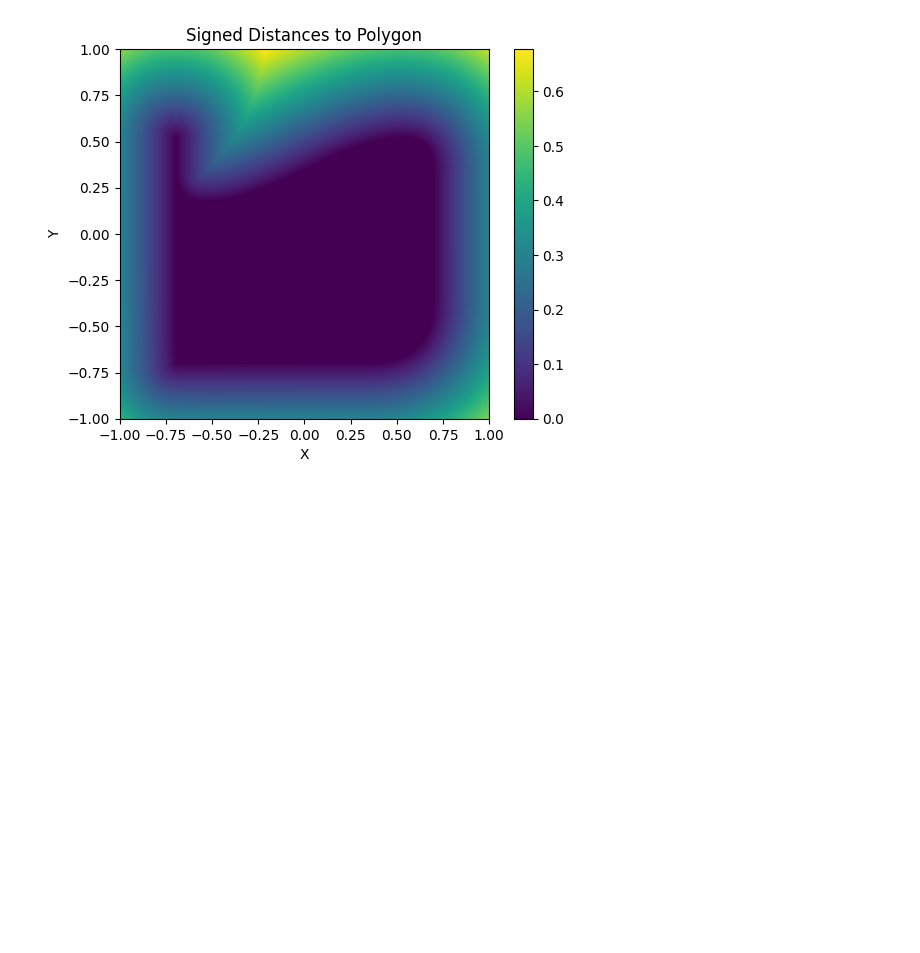
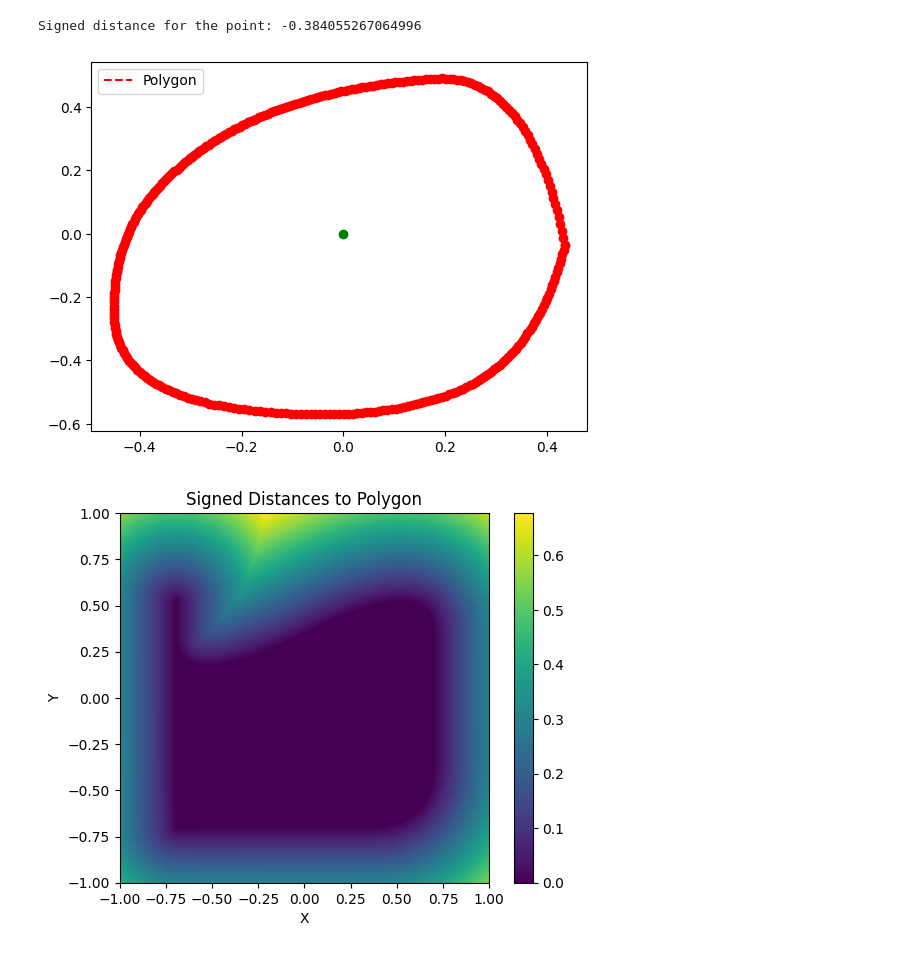
Before and after one commit to newton-raphson/sdftospline, a Jupyter notebook: notebooks/different_nurbs_packages.ipynb, the cells around one changed output. Cells and saved outputs as stored; diff of their text form; code cells hidden in the pictures; blank space fills up the shorter version.

```diff
--- a/notebooks/different_nurbs_packages.ipynb
+++ b/notebooks/different_nurbs_packages.ipynb
@@ -146,5 +138,5 @@ print(array_values)
 # %%
-#
+# THIS IS CURRENTLY WHAT I AM USING BUT I WANT TO USE TRIMESH
 import numpy as np
 
 def signed_distance_polygon(point, polygon_vertices):
@@ -172,36 +164,39 @@ def signed_distance_polygon(point, polygon_vertices):
         # Calculate the perpendicular distance
         b = w - e * np.clip(np.dot(w, e) / np.dot(e, e), 0.0, 1.0)
         d = min(d, np.linalg.norm(b))
 
         # Determine the sign based on winding number
         if (polygon_vertices[i, 1] <= point[1] < polygon_vertices[j, 1]) or (polygon_vertices[j, 1] <= point[1] < polygon_vertices[i, 1]):
             if polygon_vertices[i, 1] <= point[1] < polygon_vertices[j, 1]:
                 if e[0] * w[1] > e[1] * w[0]:
                     s = -s
             elif polygon_vertices[j, 1] <= point[1] < polygon_vertices[i, 1]:
                 if e[0] * w[1] < e[1] * w[0]:
                     s = -s
 
     return s * d
 
 
 
 # Example usage:
 # Convert to 2D points and arrange in the acceptable form
-polygon_vertices = np.array([(x, y) for x, y, _ in curve_points])
-point = np.array([0.1, 0.721])
+polygon_vertices = np.array([(x, y) for x, y in curve_points_lhs])
+point = np.array([0,0])
 
 signed_distance = signed_distance_polygon(point, polygon_vertices)
 print("Signed distance for the point:", signed_distance)
-
+# chk_pt = [0,0]
 # Extract x, y coordinates from the curve points
-x_coords = [point[0] for point in curve_points]
-y_coords = [point[1] for point in curve_points]
+x_coords = [point[0] for point in polygon_vertices]
+y_coords = [point[1] for point in polygon_vertices]
 
 # Plot the polygon
 plt.plot(x_coords, y_coords, label="Polygon", linestyle="--", color="red")
 plt.scatter(x_coords, y_coords, color="red")  # Optionally, plot polygon points
 plt.scatter(point[0], point[1], color="green")  # the point
 plt.legend()
 plt.show()
+# %% [output]
+Signed distance for the point: -0.384055267064996
+[figure, added]
 # %%
```
Also changed, not shown: parts of 9 cells of this notebook.
